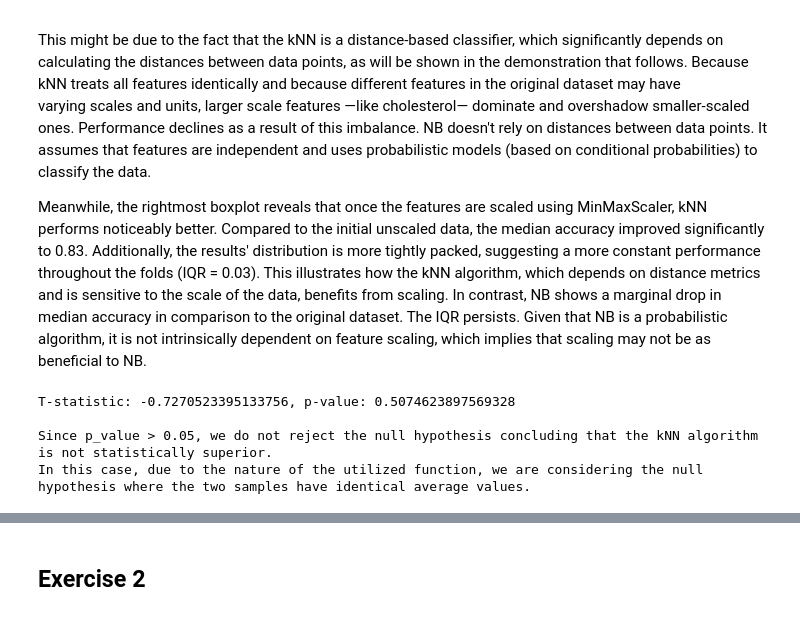
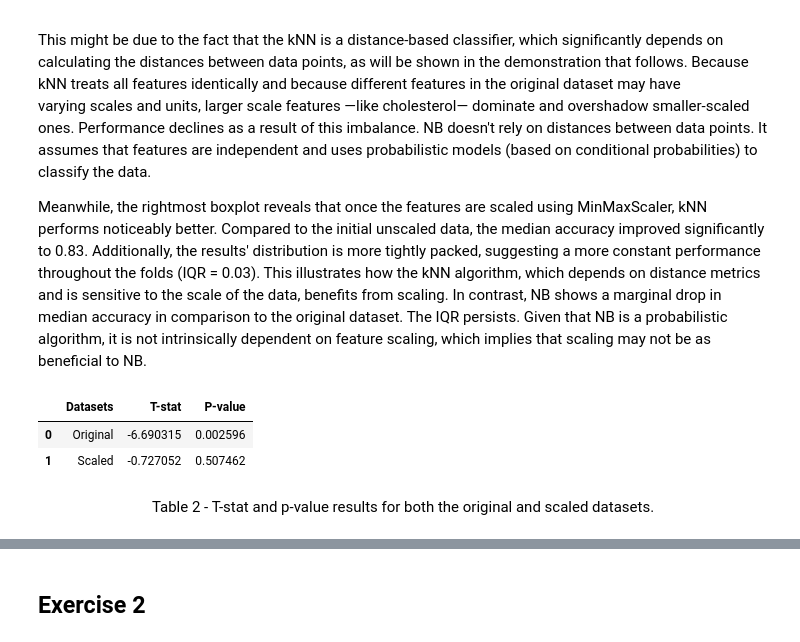
Before and after one commit to guiijose/Machine-Learning, a Jupyter notebook: homeworks/hw2/hw2.ipynb, the cells around one changed output, grey strips where cells are left out. Drawn from its saved outputs; the diff is of its cells as text; code cells hidden in the pictures.

```diff
--- a/homeworks/hw2/hw2.ipynb
+++ b/homeworks/hw2/hw2.ipynb
@@ -128,22 +131,27 @@ This might be due to the fact that the kNN is a distance-based classifier, which
 
 Meanwhile, the rightmost boxplot reveals that once the features are scaled using MinMaxScaler, kNN performs noticeably better. Compared to the initial unscaled data, the median accuracy improved significantly to 0.83. Additionally, the results' distribution is more tightly packed, suggesting a more constant performance throughout the folds (IQR = 0.03). This illustrates how the kNN algorithm, which depends on distance metrics and is sensitive to the scale of the data, benefits from scaling.
 In contrast, NB shows a marginal drop in median accuracy in comparison to the original dataset. The IQR persists. Given that NB is a probabilistic algorithm, it is not intrinsically dependent on feature scaling, which implies that scaling may not be as beneficial to NB.
-# %%
-#EX1C
-
-t_stat, p_value = ttest_rel(knn_scores_scaled, nb_scores_scaled)
-
-print(f"T-statistic: {t_stat}, p-value: {p_value}" '\n')
-
-
-if p_value < 0.05:
-    print('Since p_value < 0.05, we reject the null hypothesis concluding that the kNN algorithm is statistically superior.')
-else:
-    print('Since p_value > 0.05, we do not reject the null hypothesis concluding that the kNN algorithm is not statistically superior.')
-
-print('In this case, due to the nature of the utilized function, we are considering the null hypothesis where the two samples have identical average values.')
-# %% [output]
-T-statistic: -0.7270523395133756, p-value: 0.5074623897569328
-
-Since p_value > 0.05, we do not reject the null hypothesis concluding that the kNN algorithm is not statistically superior.
-In this case, due to the nature of the utilized function, we are considering the null hypothesis where the two samples have identical average values.
+# %%
+#EX1C
+data = ['Original', 'Scaled']
+t_stat_v = []
+p_value_v =[]
+
+t_stat, p_value = ttest_rel(knn_scores, nb_scores)
+t_stat_v.append(t_stat)
+p_value_v.append(p_value)
+
+t_stat_s, p_value_s = ttest_rel(knn_scores_scaled, nb_scores_scaled)
+t_stat_v.append(t_stat_s)
+p_value_v.append(p_value_s)
+
+
+stats_df = pd.DataFrame({'Datasets': data, 'T-stat': t_stat_v, 'P-value':p_value_v})
+display(stats_df)
+# %% [output]
+|  | Datasets | T-stat | P-value |
+| 0 | Original | -6.690315 | 0.002596 |
+| 1 | Scaled | -0.727052 | 0.507462 |
+# %% [markdown]
+<center>
+    Table 2 - T-stat and p-value results for both the original and scaled datasets.
```
Also changed, not shown: parts of 6 cells of this notebook.
